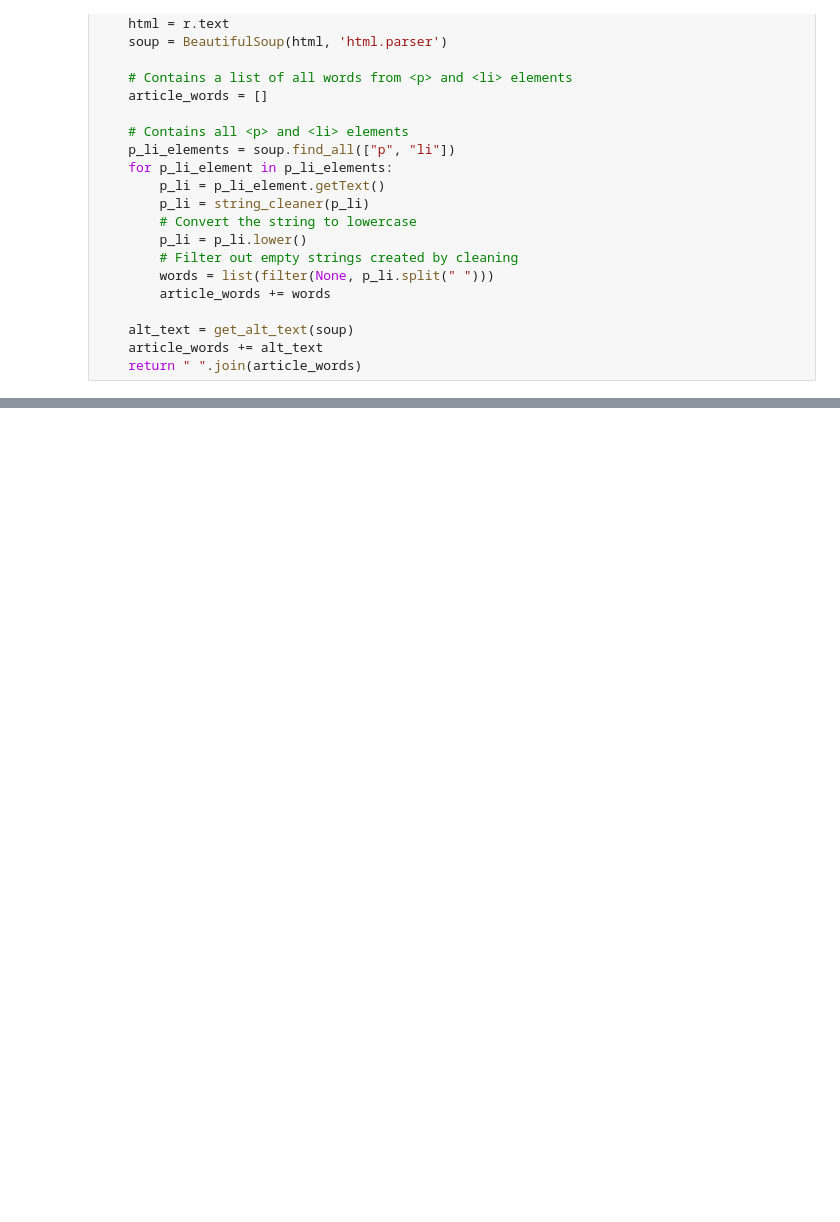
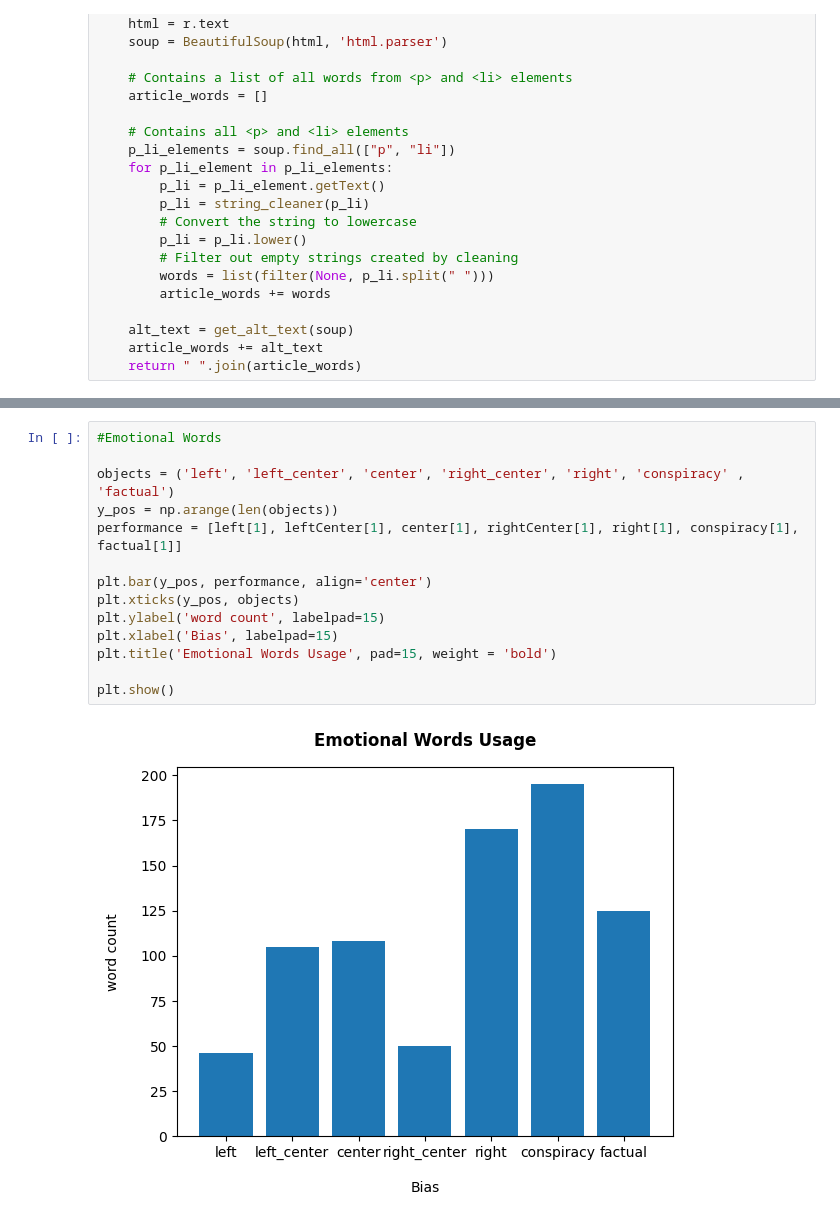
Before and after one commit to fdac20/NewsBias, a Jupyter notebook: newsBias.ipynb, the cells around one changed output, grey strips where cells are left out. Saved outputs shown, nothing was run; the diff lists cells and outputs as text; blank space fills up the shorter version.

```diff
--- a/newsBias.ipynb
+++ b/newsBias.ipynb
@@ -118,0 +215,16 @@ for article in articles:
+# %%
+#Emotional Words
+
+objects = ('left', 'left_center', 'center', 'right_center', 'right', 'conspiracy' , 'factual')
+y_pos = np.arange(len(objects))
+performance = [left[1], leftCenter[1], center[1], rightCenter[1], right[1], conspiracy[1], factual[1]]
+
+plt.bar(y_pos, performance, align='center')
+plt.xticks(y_pos, objects)
+plt.ylabel('word count', labelpad=15)
+plt.xlabel('Bias', labelpad=15)
+plt.title('Emotional Words Usage', pad=15, weight = 'bold')
+
+plt.show()
+# %% [output]
+[figure, added]
```
Also changed, not shown: parts of 11 cells of this notebook.
